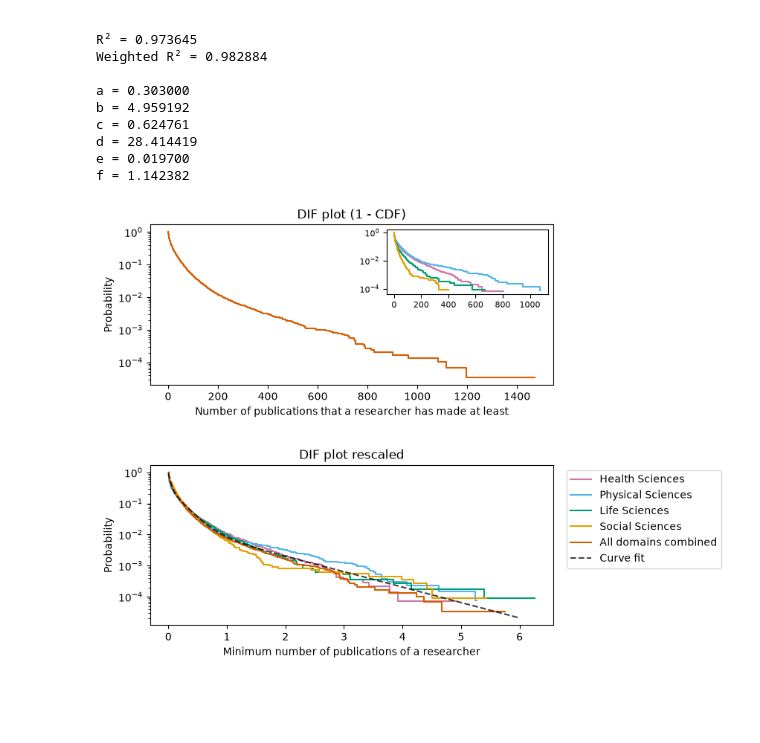
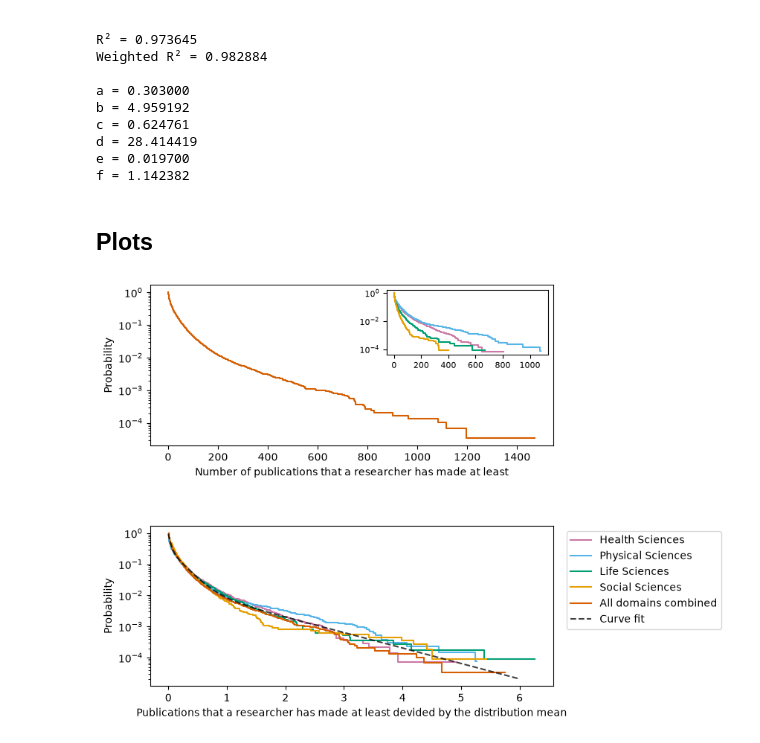
Before and after one commit to AdriRed/science-squared-avbd, a Jupyter notebook: notebooks/08_albert_author_publications_per_domain_plots.ipynb, the cells around one changed output. Drawn from its saved outputs; the diff is of its cells as text; code cells hidden in the pictures; blank space fills up the shorter version.

```diff
--- a/notebooks/08_albert_author_publications_per_domain_plots.ipynb
+++ b/notebooks/08_albert_author_publications_per_domain_plots.ipynb
@@ -44,18 +84,16 @@ for i in range(0,4):
     x = dif["value"].to_numpy(dtype=float)
     y = dif["surv_ge"].to_numpy(dtype=float)
     # Area under the curve
-    area = np.trapezoid(y, x)
+    #area = np.trapezoid(y, x)
 
     # Normalize so area = 1
-    if area > 0:
-        x_norm = x / (x.mean())
-    else:
-        x_norm = x
+    #if area > 0:
+    x_norm = x / (x.mean())
+    #else:
+    #    x_norm = x
     difs.append([dif['value'],dif["surv_ge"]])
     difs_norm.append([x_norm,y])
     print(x.mean())
-    print(area)
 print('ja està!')
-grouped[1]
 # %% [output]
 164.43795620437956
@@ -301,6 +352,8 @@ c = 0.624761
 d = 28.414419
 e = 0.019700
 f = 1.142382
+# %% [markdown]
+## Plots
 # %%
 fig, ax = plt.subplots(nrows=2,ncols=1,figsize=(7, 7))
 plt.subplots_adjust(hspace=0.5)
@@ -331,34 +384,36 @@ for i in range(0, 4):
 
 #axins.set_xlabel("Number of publications", fontsize=8)
 #axins.set_ylabel("Probability", fontsize=8)
 #axins.set_title("DIF plot (1 - CDF)", fontsize=9)
 axins.set_yscale("log")
 axins.tick_params(axis='both', labelsize=8)
 
 #axins.legend(fontsize=7)
 #for i in range(0,4):
  #   ax[0].step(difs[i][0], difs[i][1],label = fields_labels[i],color=colors[i])
 ax[0].set_xlabel("Number of publications that a researcher has made at least")
 ax[0].set_ylabel("Probability")
-ax[0].set_title("DIF plot (1 - CDF)")
+#ax[0].set_title("CCDF")
 #ax[0].set_xscale("log")
 ax[0].set_yscale("log")
 
 alpha = 1.
 alpha_fit = 0.75
 for i in range(0,4):
     ax[1].step(difs_norm[i][0], difs_norm[i][1],label = fields_labels[i],alpha = alpha,color=colors[i])
 ax[1].step(dif_norm_all[0], dif_norm_all[1],label = 'All domains combined',alpha = alpha,color='#D55E00')
 ax[1].plot(x_fit,y_fit,linestyle = '--',color = (0,0,0),alpha=alpha_fit,label = 'Curve fit')
-ax[1].set_xlabel("Minimum number of publications of a researcher")
+ax[1].set_xlabel("Publications that a researcher has made at least devided by the distribution mean")
 ax[1].set_ylabel("Probability")
-ax[1].set_title("DIF plot rescaled")
+#ax[1].set_title("DIF plot rescaled")
 #ax[1].set_xlim(right=10)
 #ax[1].set_ylim(bottom=10**(-3))
 #ax[1].set_xscale("log")
 ax[1].set_yscale("log")
 ax[1].legend(loc="upper left", bbox_to_anchor=(1.02, 1))
 #plt.tight_layout()
+path = Path('../plots/albert/CCDF_per_domain.png')
+plt.savefig(path, dpi=300, bbox_inches='tight')
 plt.show()
 # %% [output]
-[figure, old version]
+[figure, new version]
```
Also changed, not shown: parts of 12 cells of this notebook, 5 other files.
